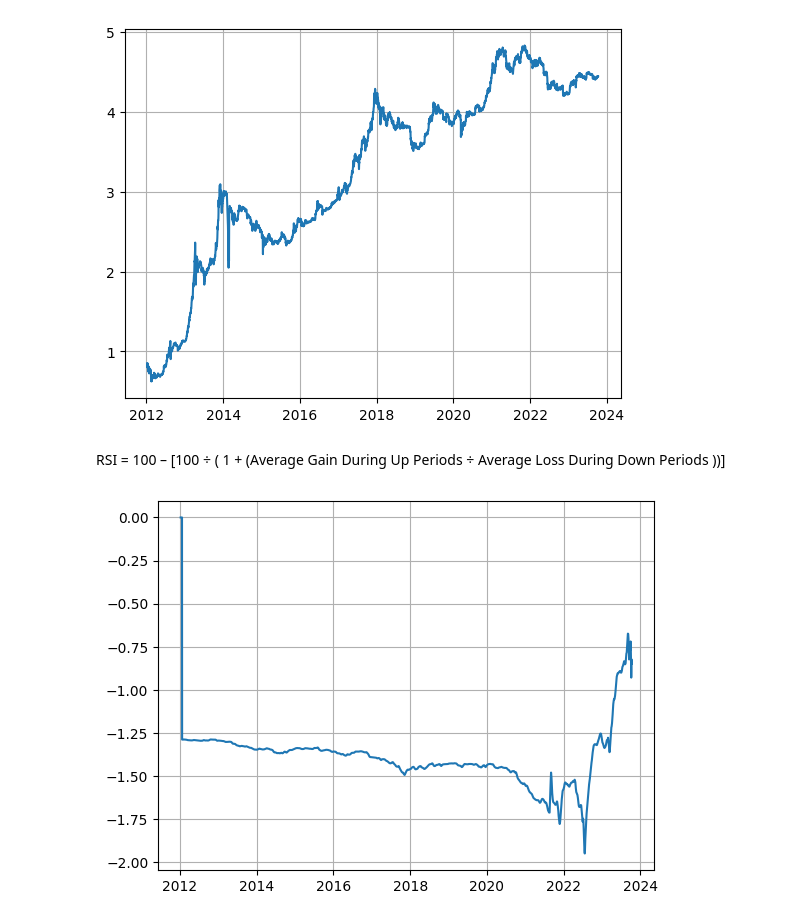
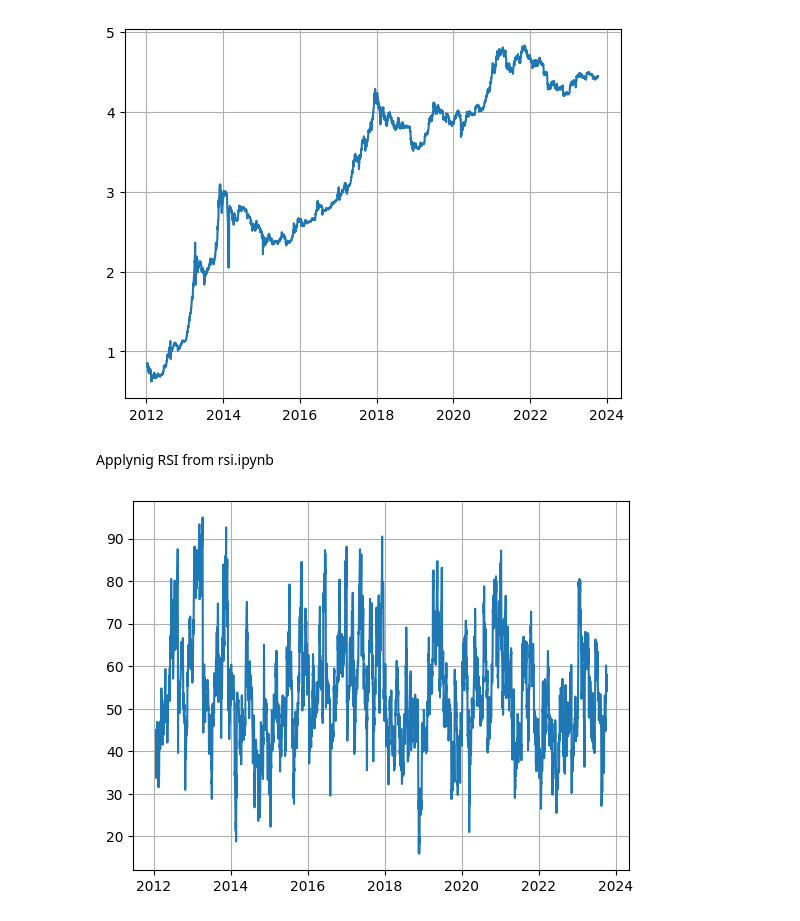
Before and after one commit to aliktv71/Data-analysis, a Jupyter notebook: data2.ipynb, the cells around one changed output. Cells and saved outputs as stored; diff of their text form; code cells hidden in the pictures.

Commit message:
rsi function is now in main notebook data2.ipynb

```diff
--- a/data2.ipynb
+++ b/data2.ipynb
@@ -58,5 +59,3 @@ plt.grid()
 plt.show()
 # %% [output]
 [figure]
-# %% [markdown]
- RSI = 100 – [100 ÷ ( 1 + (Average Gain During Up Periods ÷ Average Loss During Down Periods ))]
@@ -85,8 +62,12 @@ rs =RS(btc_chg_price,14)
+# %% [markdown]
+Applynig RSI from rsi.ipynb
+# %%
+rsi_btc = rsi(btc_hist_data,14,True,21)
 # %%
 fig =plt.figure(3)
-plt.plot(Date,rs)
+plt.plot(Date,rsi_btc)
 
 plt.grid()
 plt.show()
 # %% [output]
-[figure, old version]
+[figure, new version]
```
Also changed, not shown: parts of 6 cells of this notebook.
